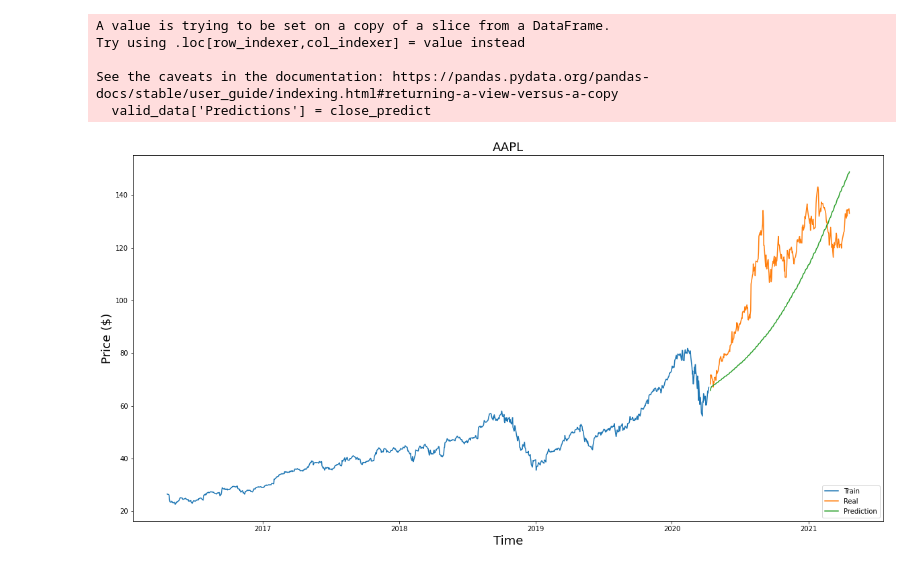
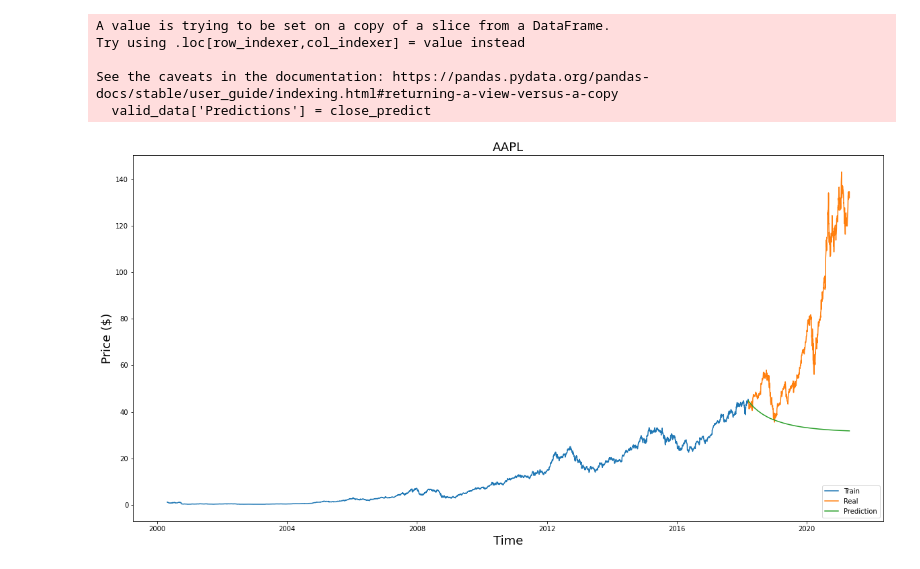
Before and after one commit to penachett/stock_price_prediction_app, a Jupyter notebook: ml/try2.ipynb, the cells around one changed output. Cells and saved outputs as stored; diff of their text form; code cells hidden in the pictures.

Commit message:
lstm model another approach

```diff
--- a/ml/try2.ipynb
+++ b/ml/try2.ipynb
@@ -10,7 +10,7 @@ scaler=MinMaxScaler(feature_range=(0,1))
 from keras.models import Sequential
 from keras.layers import LSTM,Dropout,Dense
 # %%
-df=pd.read_csv("AAPL_5Y.csv")
+df=pd.read_csv("AAPL_20Y.csv")
 df.head()
 # %% [output]
 |  | Date | Open | High | Low | Close | Adj Close | Volume |
@@ -31,5 +31,5 @@ plt.plot(df["Close"],label='Close Price history')
 # %%
-days_watching = 200
+days_watching = 300
 # %%
 data = df.sort_index(ascending=True,axis=0)
 df_new = pd.DataFrame(index=range(0,len(df)),columns=['Date','Close'])
@@ -43,8 +43,8 @@ df_new.drop("Date", axis=1, inplace=True)
 
 final_dataset = df_new.values
 
-train_data = final_dataset[0:1000,:]
-valid_data = final_dataset[1000:,:]
+train_data = final_dataset[0:4500,:]
+valid_data = final_dataset[4500:,:]
 # print(train_data[-10:])
 # print()
 # print(valid_data[-10:])
@@ -68,10 +68,10 @@ x_train_data,y_train_data = np.array(x_train_data),np.array(y_train_data)
 x_train_data = np.reshape(x_train_data,(x_train_data.shape[0],x_train_data.shape[1],1))
 # %%
 lstm_model = Sequential()
-lstm_model.add(LSTM(units=75,return_sequences=False,input_shape=(x_train_data.shape[1],1)))
+lstm_model.add(LSTM(units=50,return_sequences=False,input_shape=(x_train_data.shape[1],1)))
 # lstm_model.add(LSTM(units=30, return_sequences=True))
 # lstm_model.add(LSTM(units=30))
 lstm_model.add(Dense(1))
 lstm_model.compile(loss='mean_squared_error',optimizer='adam')
-lstm_model.fit(x_train_data,y_train_data,epochs=3,batch_size=1,verbose=2)
+lstm_model.fit(x_train_data,y_train_data,epochs=20,batch_size=10,verbose=2)
 # %% [output]
@@ -113,33 +124,33 @@ for i in range(days_watching,inputs_data.shape[0]):
 # X_test.append(inputs_data[0:days_watching,0])
 # for i in range(days_watching,inputs_data.shape[0]):
 #     X_test.append(inputs_data[i-days_watching:i,0])
 
 
 
 # X_test = np.array(X_test)
 
 # X_test = np.reshape(X_test,(X_test.shape[0],X_test.shape[1],1))
 # closing_price = lstm_model.predict(X_test)
 # closing_price = scaler.inverse_transform(closing_price)
 # print(X_test, "\n", closing_price)
 
 
-train_data = df_new[:1000]
-valid_data = df_new[1000:]
+train_data = df_new[:4500]
+valid_data = df_new[4500:]
 valid_data['Predictions'] = close_predict
 plt.title('AAPL', fontsize=18)
 plt.xlabel('Time',fontsize=18)
 plt.ylabel('Price ($)',fontsize=18)
 plt.plot(train_data["Close"])
 plt.plot(valid_data[['Close',"Predictions"]])
 plt.legend(['Train', 'Real', 'Prediction' ], loc='lower right')
 
 lstm_model.save("saved_lstm_model.h5")
 # model = keras.models.load_model('path/to/location')
 # %% [output]
 A value is trying to be set on a copy of a slice from a DataFrame.
 Try using .loc[row_indexer,col_indexer] = value instead
 
 See the caveats in the documentation: https://pandas.pydata.org/pandas-docs/stable/user_guide/indexing.html#returning-a-view-versus-a-copy
   valid_data['Predictions'] = close_predict
-[figure, old version]
+[figure, new version]
```
Also changed, not shown: parts of 3 cells of this notebook, 2 other files.
